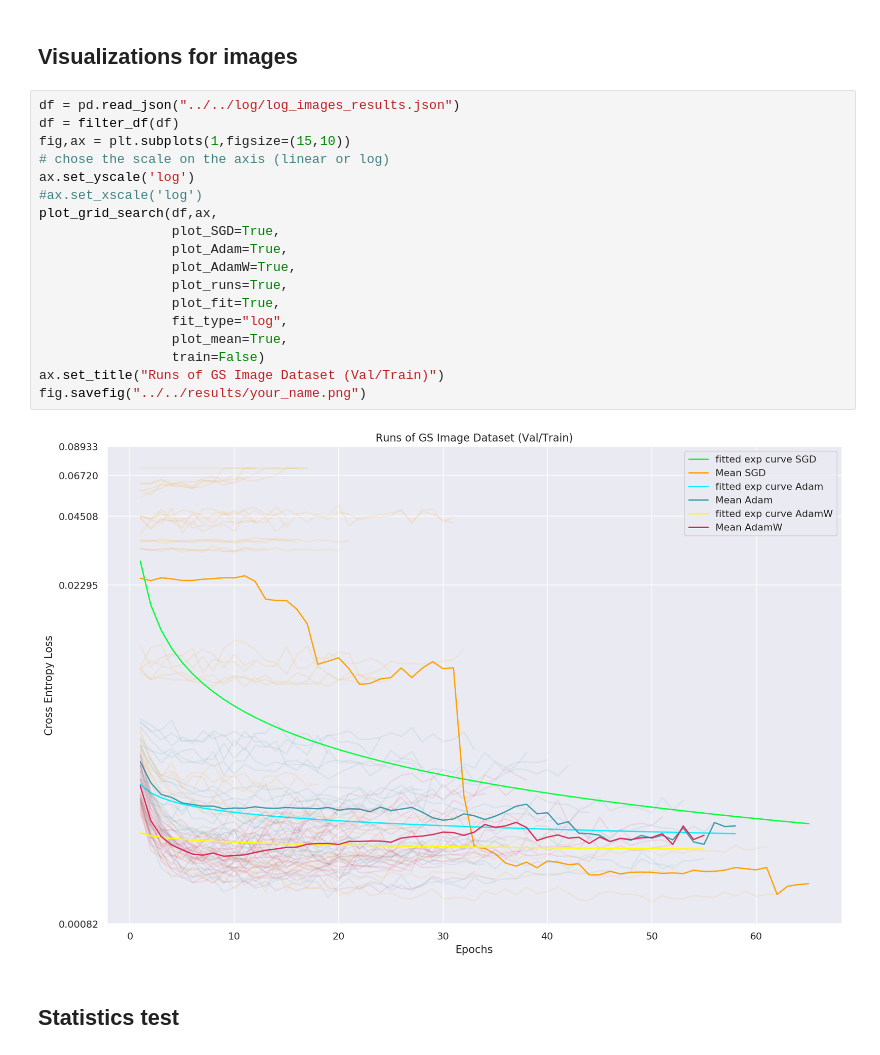
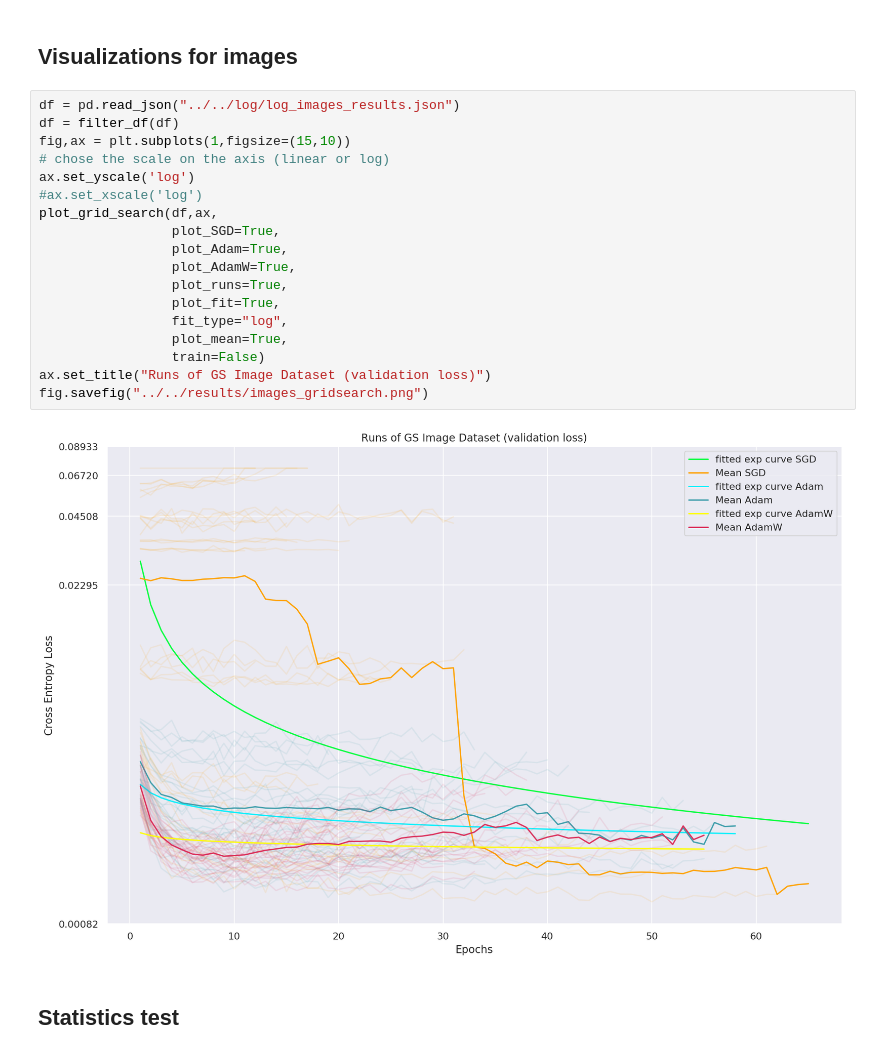
Before and after one commit to ymentha14/FromAdamtoW, a Jupyter notebook: src/notebooks/visu_stat.ipynb, the cells around one changed output. Drawn from its saved outputs; the diff is of its cells as text.

Commit message:
Add results plot for images gridsearch and test

```diff
--- a/src/notebooks/visu_stat.ipynb
+++ b/src/notebooks/visu_stat.ipynb
@@ -21,23 +21,23 @@ from statistics import student_test
 # %%
 df = pd.read_json("../../log/log_images_results.json")
 df = filter_df(df)
 fig,ax = plt.subplots(1,figsize=(15,10))
 # chose the scale on the axis (linear or log)
 ax.set_yscale('log')
 #ax.set_xscale('log')
 plot_grid_search(df,ax,
                  plot_SGD=True,
                  plot_Adam=True,
                  plot_AdamW=True,
                  plot_runs=True,
                  plot_fit=True,
                  fit_type="log",
                  plot_mean=True,
                  train=False)
-ax.set_title("Runs of GS Image Dataset (Val/Train)")
-fig.savefig("../../results/your_name.png")
+ax.set_title("Runs of GS Image Dataset (validation loss)")
+fig.savefig("../../results/images_gridsearch.png")
 # %% [output]
-[figure, old version]
+[figure, new version]
 # %% [markdown]
 ## Statistics test
 # %%
```
Also changed, not shown: parts of 1 cell of this notebook, 2 other files.
